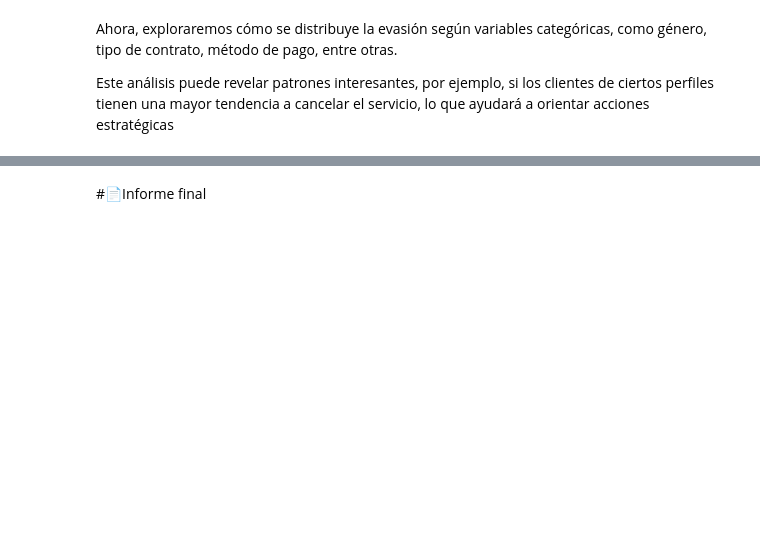
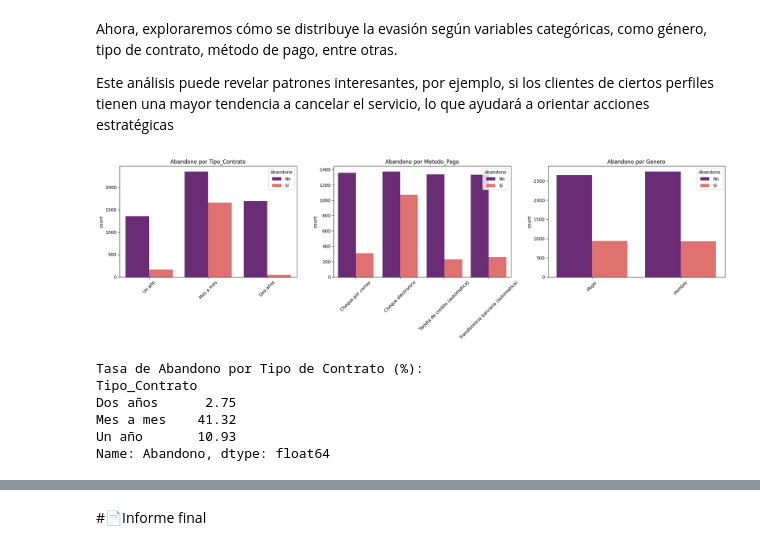
Before and after one commit to ferneysua123-dot/Desafio_TelecomX, a Jupyter notebook: TelecomX_LATAM.ipynb, the cells around one changed output, grey strips where cells are left out. Saved outputs shown, nothing was run; the diff lists cells and outputs as text; code cells hidden in the pictures; blank space fills up the shorter version.

Commit message:
Finalización de gráficos y análisis

```diff
--- a/TelecomX_LATAM.ipynb
+++ b/TelecomX_LATAM.ipynb
@@ -371,3 +390,36 @@ plt.show()
 Ahora, exploraremos cómo se distribuye la evasión según variables categóricas, como género, tipo de contrato, método de pago, entre otras.
 
 Este análisis puede revelar patrones interesantes, por ejemplo, si los clientes de ciertos perfiles tienen una mayor tendencia a cancelar el servicio, lo que ayudará a orientar acciones estratégicas
+# %%
+import matplotlib.pyplot as plt
+import seaborn as sns
+
+# 1. Definimos las variables categóricas que queremos explorar
+variables_interes = ['Tipo_Contrato', 'Metodo_Pago', 'Genero']
+
+# 2. Configuramos la figura (3 gráficos en una fila)
+fig, axes = plt.subplots(nrows=1, ncols=3, figsize=(20, 6))
+
+for i, col in enumerate(variables_interes):
+    # Creamos un gráfico de barras que cuente los clientes y los divida por 'Abandono'
+    sns.countplot(x=col, hue='Abandono', data=df, ax=axes[i], palette='magma')
+
+    axes[i].set_title(f'Abandono por {col}')
+    axes[i].set_xticklabels(axes[i].get_xticklabels(), rotation=45)
+    axes[i].set_xlabel('')
+    axes[i].legend(title='Abandono', labels=['No', 'Sí'])
+
+plt.tight_layout()
+plt.show()
+
+# 3. Análisis numérico rápido: Tasa de abandono por Contrato
+print("Tasa de Abandono por Tipo de Contrato (%):")
+print((df.groupby('Tipo_Contrato')['Abandono'].mean() * 100).round(2))
+# %% [output]
+[figure, added]
+Tasa de Abandono por Tipo de Contrato (%):
+Tipo_Contrato
+Dos años      2.75
+Mes a mes    41.32
+Un año       10.93
+Name: Abandono, dtype: float64
```
Also changed, not shown: parts of 4 cells of this notebook.
